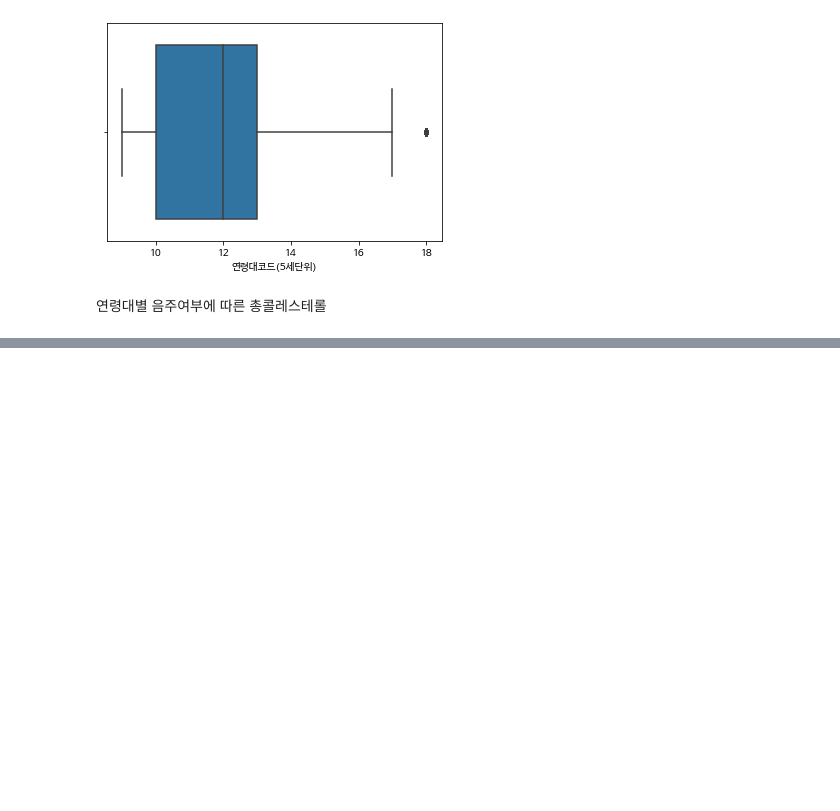
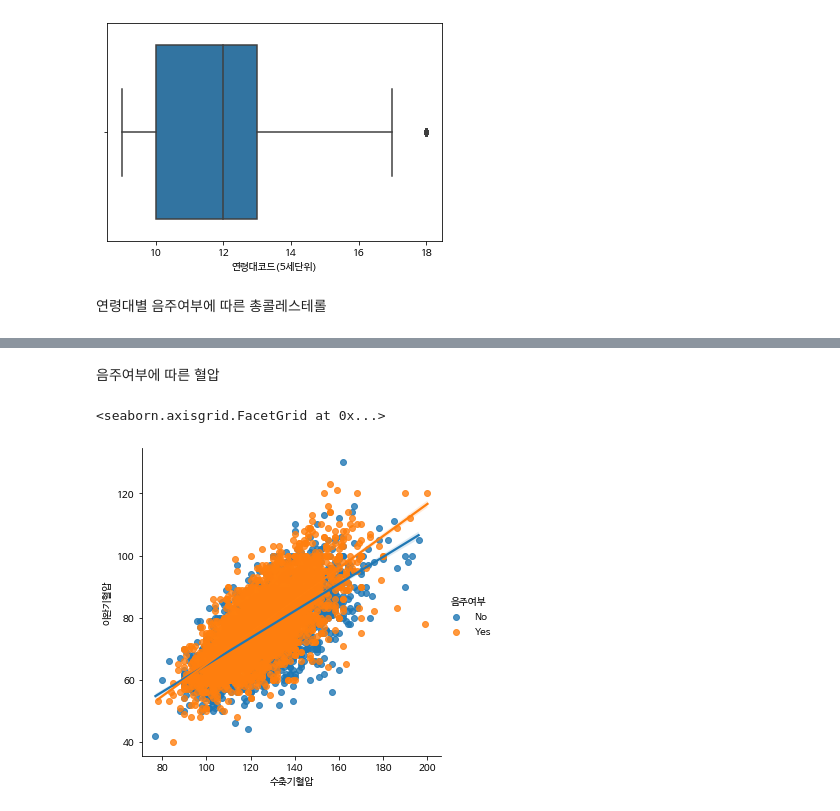
Before and after one commit to sb2011483/ITB2022, a Jupyter notebook: Untitled_ipynb_sb_assignment.ipynb, the cells around one changed output, grey strips where cells are left out. Saved outputs shown, nothing was run; the diff lists cells and outputs as text; code cells hidden in the pictures; blank space fills up the shorter version.

```diff
--- a/Untitled_ipynb_sb_assignment.ipynb
+++ b/Untitled_ipynb_sb_assignment.ipynb
@@ -188,0 +189,7 @@ sns.barplot(data=df, x="연령대코드(5세단위)", y="총콜레스테롤", hu
+# %% [markdown]
+음주여부에 따른 혈압
+# %%
+sns.lmplot(data=df, x="수축기혈압", y="이완기혈압", hue="음주여부")
+# %% [output]
+<seaborn.axisgrid.FacetGrid at 0x...>
+[figure, added]
```
Also changed, not shown: parts of 1 cell of this notebook.
